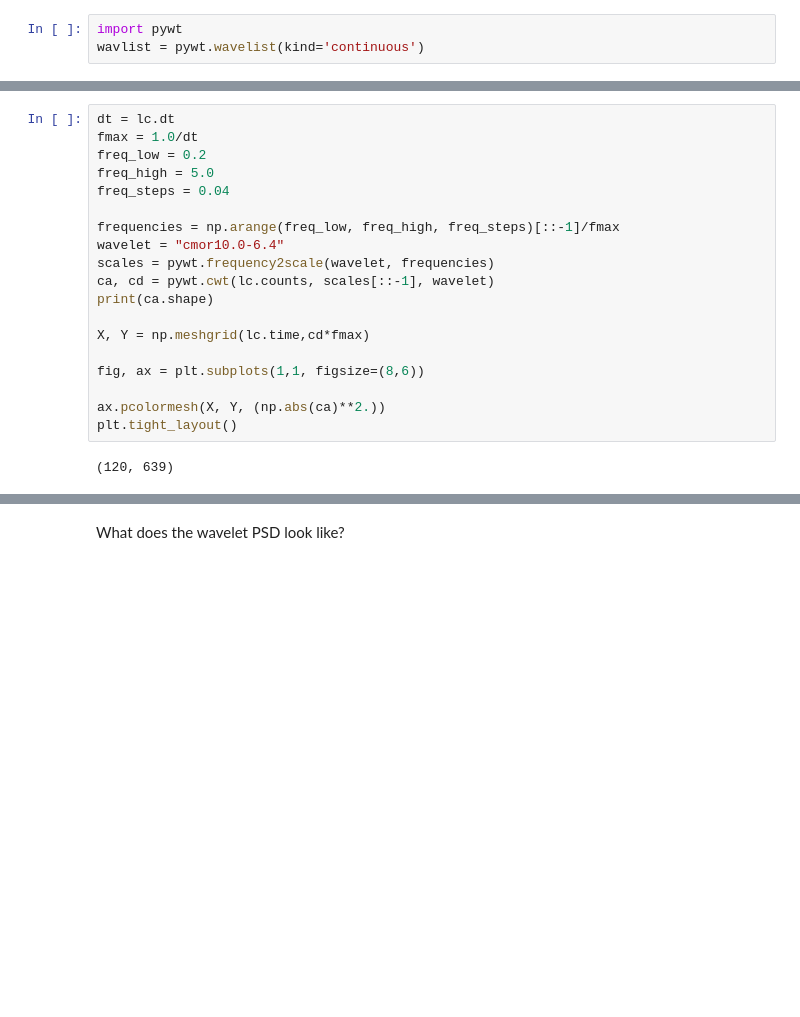
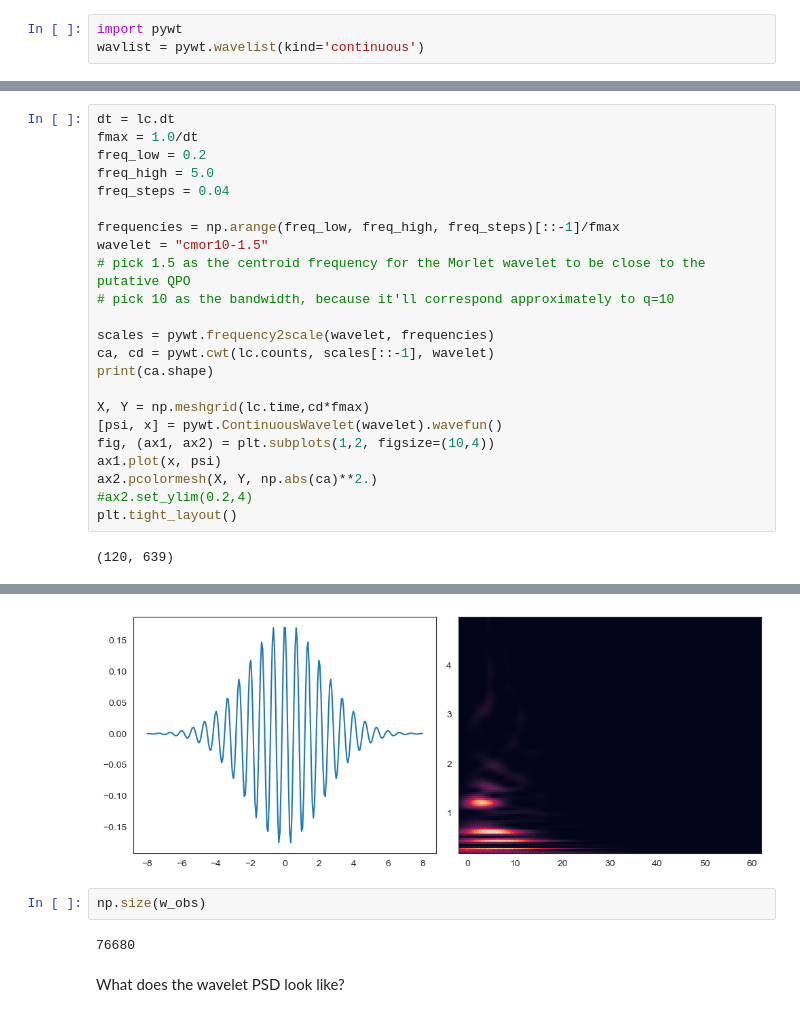
Before and after one commit to dhuppenkothen/GRB230307A_QPOSearch, a Jupyter notebook: notebooks/GRB230307A_INTEGRAL_wavelets.ipynb, the cells around one changed output, grey strips where cells are left out. Drawn from its saved outputs; the diff is of its cells as text; blank space fills up the shorter version.

```diff
--- a/notebooks/GRB230307A_INTEGRAL_wavelets.ipynb
+++ b/notebooks/GRB230307A_INTEGRAL_wavelets.ipynb
@@ -100,16 +116,20 @@ freq_high = 5.0
 freq_steps = 0.04
 
 frequencies = np.arange(freq_low, freq_high, freq_steps)[::-1]/fmax
-wavelet = "cmor10.0-6.4"
+wavelet = "cmor10-1.5"
+# pick 1.5 as the centroid frequency for the Morlet wavelet to be close to the putative QPO
+# pick 10 as the bandwidth, because it'll correspond approximately to q=10
+
 scales = pywt.frequency2scale(wavelet, frequencies)
 ca, cd = pywt.cwt(lc.counts, scales[::-1], wavelet)
 print(ca.shape)
 
 X, Y = np.meshgrid(lc.time,cd*fmax)
-
-fig, ax = plt.subplots(1,1, figsize=(8,6))
-
-ax.pcolormesh(X, Y, (np.abs(ca)**2.))
+[psi, x] = pywt.ContinuousWavelet(wavelet).wavefun()
+fig, (ax1, ax2) = plt.subplots(1,2, figsize=(10,4))
+ax1.plot(x, psi)
+ax2.pcolormesh(X, Y, np.abs(ca)**2.)
+#ax2.set_ylim(0.2,4)
 plt.tight_layout()
 # %% [output]
 (120, 639)
@@ -118,3 +136,8 @@ plt.tight_layout()
+[figure, added]
+# %%
+np.size(w_obs)
+# %% [output]
+76680
 # %% [markdown]
 What does the wavelet PSD look like?
 # %%
```
Also changed, not shown: parts of 19 cells of this notebook.
